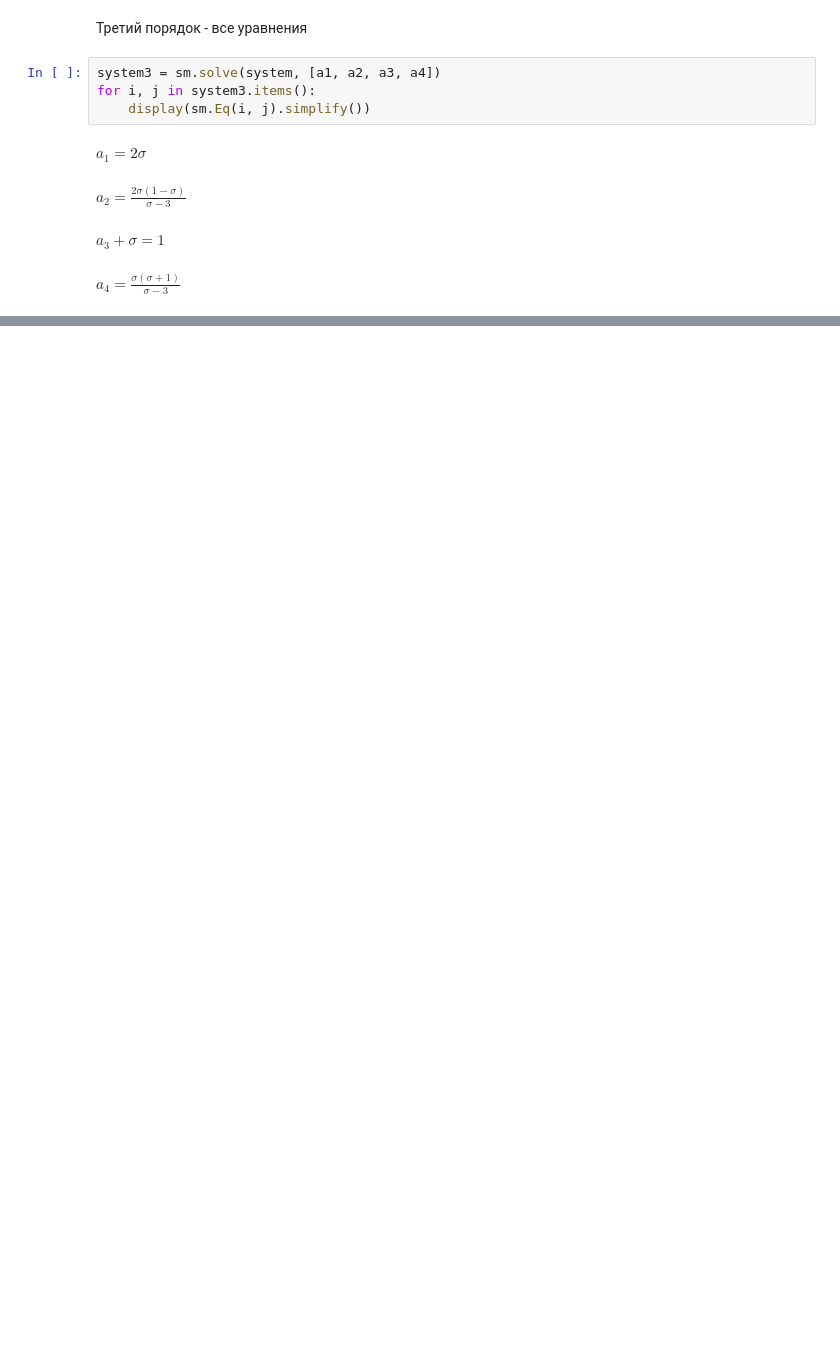
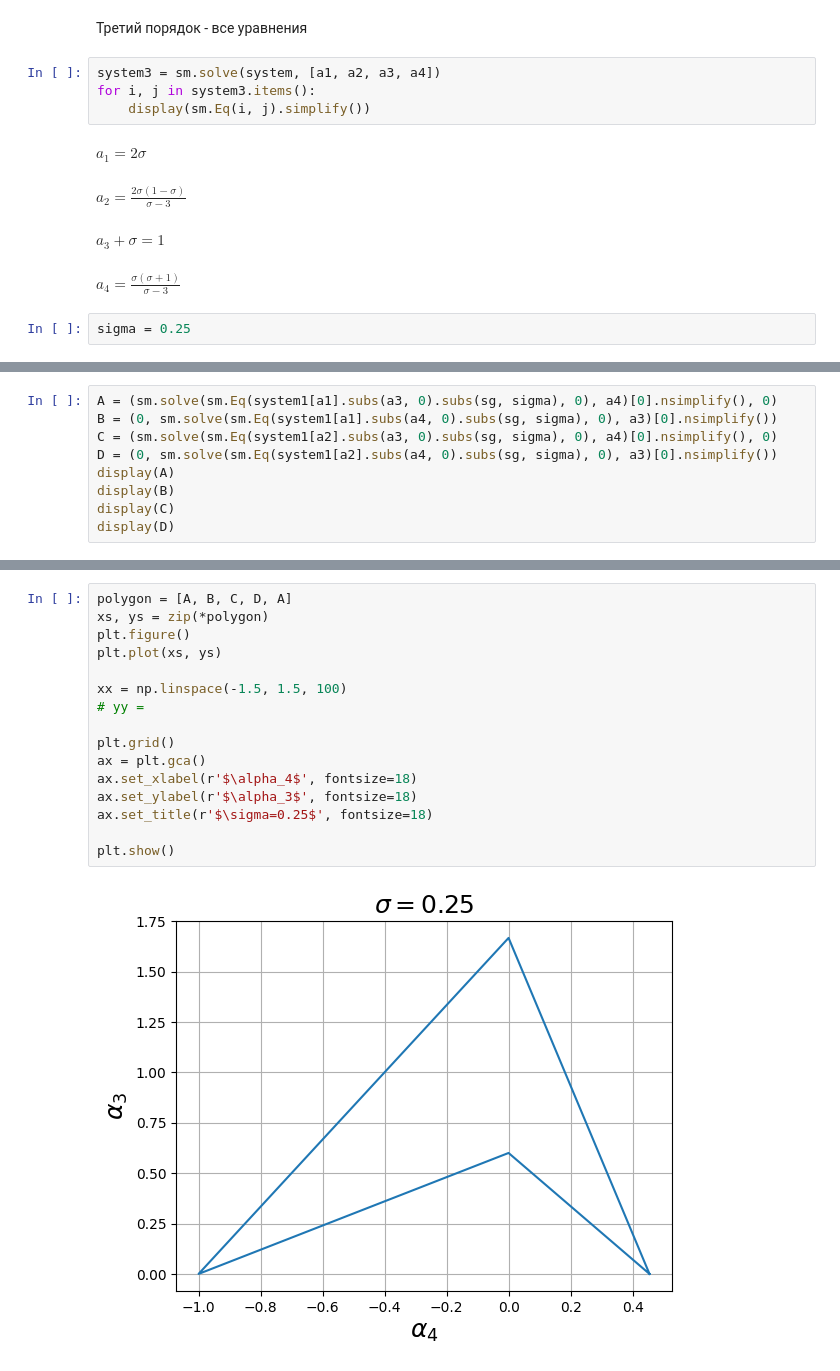
Before and after one commit to ItsMyPain/NCP, a Jupyter notebook: Lab 1/theoretical.ipynb, the cells around one changed output, grey strips where cells are left out. Drawn from its saved outputs; the diff is of its cells as text; blank space fills up the shorter version.

```diff
--- a/Lab 1/theoretical.ipynb
+++ b/Lab 1/theoretical.ipynb
@@ -120,3 +122,5 @@ $\displaystyle a_{1} = 2 \sigma$
 $\displaystyle a_{2} = \frac{2 \sigma \left(1 - \sigma\right)}{\sigma - 3}$
 $\displaystyle a_{3} + \sigma = 1$
 $\displaystyle a_{4} = \frac{\sigma \left(\sigma + 1\right)}{\sigma - 3}$
+# %%
+sigma = 0.25
@@ -122,0 +141,9 @@ $\displaystyle a_{4} = \frac{\sigma \left(\sigma + 1\right)}{\sigma - 3}$
+# %%
+A = (sm.solve(sm.Eq(system1[a1].subs(a3, 0).subs(sg, sigma), 0), a4)[0].nsimplify(), 0)
+B = (0, sm.solve(sm.Eq(system1[a1].subs(a4, 0).subs(sg, sigma), 0), a3)[0].nsimplify())
+C = (sm.solve(sm.Eq(system1[a2].subs(a3, 0).subs(sg, sigma), 0), a4)[0].nsimplify(), 0)
+D = (0, sm.solve(sm.Eq(system1[a2].subs(a4, 0).subs(sg, sigma), 0), a3)[0].nsimplify())
+display(A)
+display(B)
+display(C)
+display(D)
@@ -122,0 +155,18 @@ $\displaystyle a_{4} = \frac{\sigma \left(\sigma + 1\right)}{\sigma - 3}$
+# %%
+polygon = [A, B, C, D, A]
+xs, ys = zip(*polygon)
+plt.figure()
+plt.plot(xs, ys)
+
+xx = np.linspace(-1.5, 1.5, 100)
+# yy =
+
+plt.grid()
+ax = plt.gca()
+ax.set_xlabel(r'$\alpha_4$', fontsize=18)
+ax.set_ylabel(r'$\alpha_3$', fontsize=18)
+ax.set_title(r'$\sigma=0.25$', fontsize=18)
+
+plt.show()
+# %% [output]
+[figure, added]
```
Also changed, not shown: parts of 9 cells of this notebook, 1 other file.
